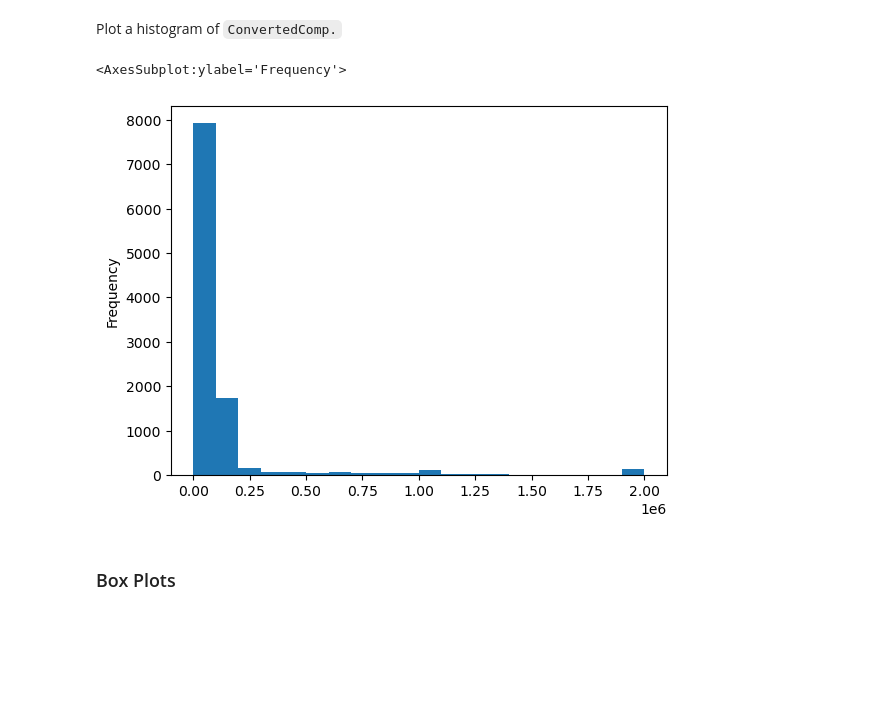
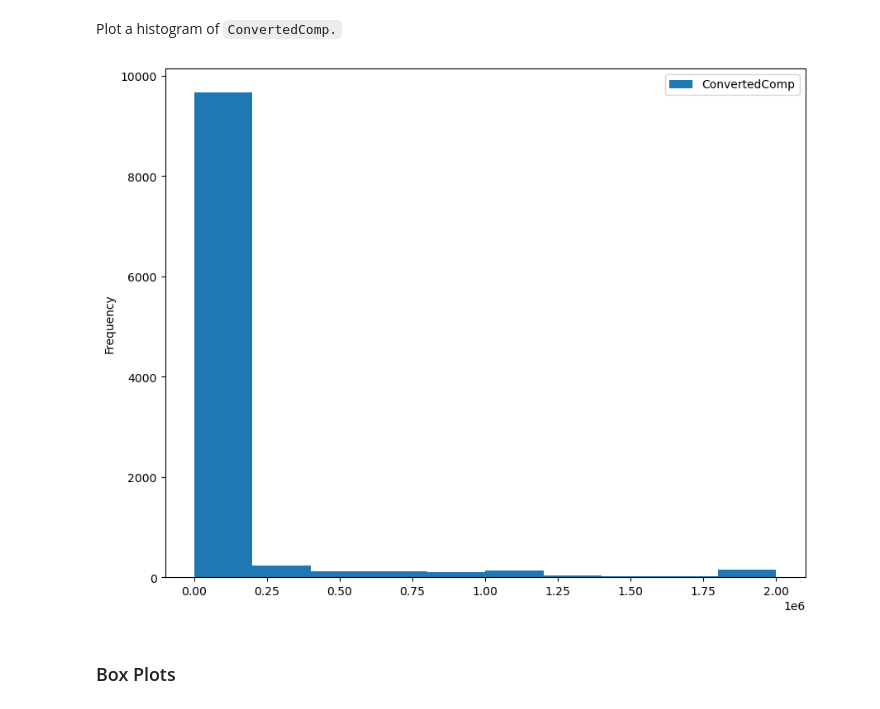
Before and after one commit to Miscaro123/Project, a Jupyter notebook: M4DataVisualization-lab (1).ipynb, the cells around one changed output. Saved outputs shown, nothing was run; the diff lists cells and outputs as text; code cells hidden in the pictures; blank space fills up the shorter version.

```diff
--- a/M4DataVisualization-lab (1).ipynb
+++ b/M4DataVisualization-lab (1).ipynb
@@ -166,16 +166,18 @@ CREATE TABLE "master" (
 Plot a histogram of `ConvertedComp.`
 # %%
 # your code goes here
-QUERY = """
+import matplotlib.pyplot as plt
+QUERY1 = """
 SELECT ConvertedComp
 FROM master
 """
+df = pd.read_sql_query(QUERY1,conn)
+df.head()
+df.plot(kind='hist', figsize=(10, 8) )
 
-df = pd.read_sql_query(QUERY,conn)
-df['ConvertedComp'].plot(kind='hist', bins=20)
+plt.show()
 # %% [output]
-<AxesSubplot:ylabel='Frequency'>
-[figure, old version]
+[figure, new version]
 # %% [markdown]
 ### Box Plots
 # %% [markdown]
```
Also changed, not shown: parts of 5 cells of this notebook.
